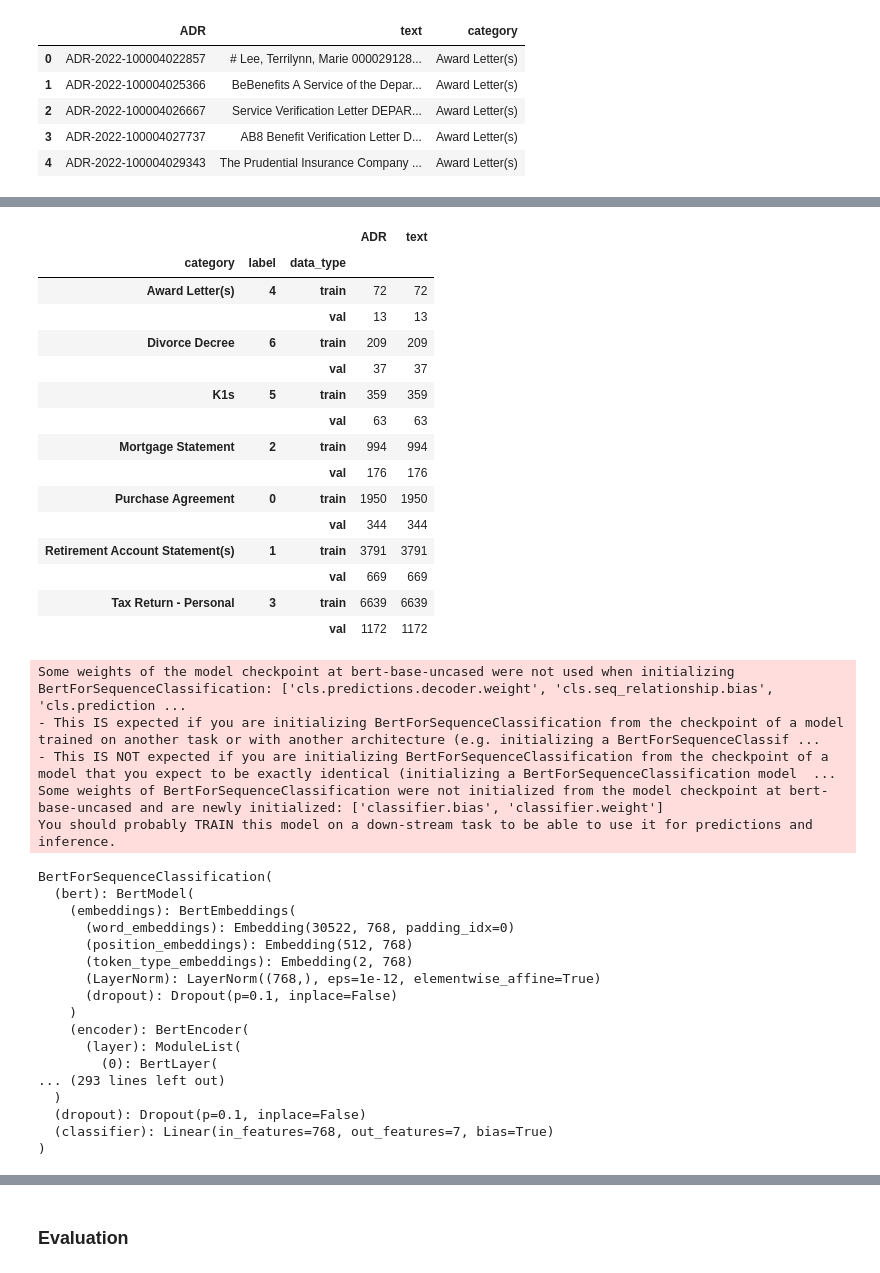
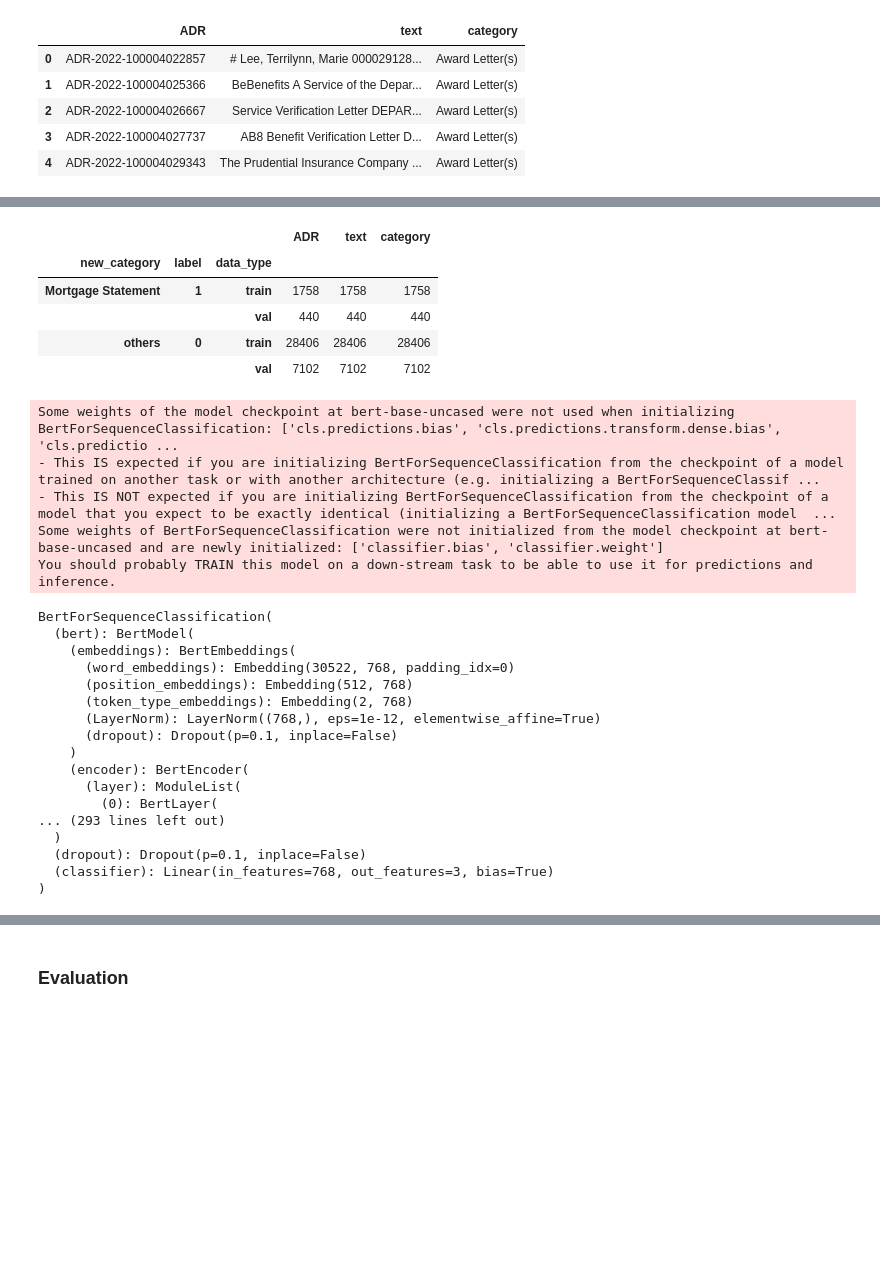
Before and after one commit to AnirbanML/Document-Classification, a Jupyter notebook: BERT_CustomTraining.ipynb, the cells around one changed output, grey strips where cells are left out. Saved outputs shown, nothing was run; the diff lists cells and outputs as text; code cells hidden in the pictures; blank space fills up the shorter version.

```diff
--- a/BERT_CustomTraining.ipynb
+++ b/BERT_CustomTraining.ipynb
@@ -49,0 +63,10 @@ Name: category, dtype: int64
+# %%
+temp = []
+cats = ['Mortgage Statement']
+for category in data['category']:
+    if category not in cats:
+        temp.append('others')
+    else:
+        temp.append(category)
+data['new_category'] = temp
+data.head()
@@ -90,8 +121,11 @@ df.head()
 # %%
-possible_labels = df.category.unique()
+possible_labels = df.new_category.unique()
 
 label_dict = {}
-for index, possible_label in enumerate(possible_labels):
-    label_dict[possible_label] = index
+label_dict['others']=0
+for i,cat in enumerate(cats):
+    label_dict[cat]=i+1
+#for index, possible_label in enumerate(possible_labels):
+#    label_dict[possible_label] = index
 label_dict
 # %% [output]
@@ -105,4 +133,4 @@ label_dict
 # %%
-df['label'] = df.category.replace(label_dict)
+df['label'] = df.new_category.replace(label_dict)
 df.head()
 # %% [output]
@@ -115,7 +143,7 @@ df.head()
 # %%
 X_train, X_val, y_train, y_val = train_test_split(df.index.values,
                                                   df.label.values,
-                                                  test_size=0.15,
+                                                  test_size=0.20,
                                                   random_state=42,
                                                   stratify=df.label.values)
 # %%
@@ -132,24 +160,14 @@ df.head()
 df.loc[X_train, 'data_type'] = 'train'
 df.loc[X_val, 'data_type'] = 'val'
 # %%
-df.groupby(['category', 'label', 'data_type']).count()
+df.groupby(['new_category', 'label', 'data_type']).count()
 # %% [output]
-|  |  |  | ADR | text |
-| category | label | data_type |  |  |
-| Award Letter(s) | 4 | train | 72 | 72 |
-|  |  | val | 13 | 13 |
-| Divorce Decree | 6 | train | 209 | 209 |
-|  |  | val | 37 | 37 |
-| K1s | 5 | train | 359 | 359 |
-|  |  | val | 63 | 63 |
-| Mortgage Statement | 2 | train | 994 | 994 |
-|  |  | val | 176 | 176 |
-| Purchase Agreement | 0 | train | 1950 | 1950 |
-|  |  | val | 344 | 344 |
-| Retirement Account Statement(s) | 1 | train | 3791 | 3791 |
-|  |  | val | 669 | 669 |
-| Tax Return - Personal | 3 | train | 6639 | 6639 |
-|  |  | val | 1172 | 1172 |
+|  |  |  | ADR | text | category |
+| new_category | label | data_type |  |  |  |
+| Mortgage Statement | 1 | train | 1758 | 1758 | 1758 |
+|  |  | val | 440 | 440 | 440 |
+| others | 0 | train | 28406 | 28406 | 28406 |
+|  |  | val | 7102 | 7102 | 7102 |
 # %%
 tokenizer = BertTokenizer.from_pretrained('bert-base-uncased')
 # %%
@@ -190,7 +208,7 @@ model = BertForSequenceClassification.from_pretrained("bert-base-uncased",
                                                       output_hidden_states=False)
 model.to(device)
 # %% [output]
-Some weights of the model checkpoint at bert-base-uncased were not used when initializing BertForSequenceClassification: ['cls.predictions.decoder.weight', 'cls.seq_relationship.bias', 'cls.prediction ...
+Some weights of the model checkpoint at bert-base-uncased were not used when initializing BertForSequenceClassification: ['cls.predictions.bias', 'cls.predictions.transform.dense.bias', 'cls.predictio ...
 - This IS expected if you are initializing BertForSequenceClassification from the checkpoint of a model trained on another task or with another architecture (e.g. initializing a BertForSequenceClassif ...
 - This IS NOT expected if you are initializing BertForSequenceClassification from the checkpoint of a model that you expect to be exactly identical (initializing a BertForSequenceClassification model  ...
 Some weights of BertForSequenceClassification were not initialized from the model checkpoint at bert-base-uncased and are newly initialized: ['classifier.bias', 'classifier.weight']
@@ -210,6 +228,6 @@ BertForSequenceClassification(
 ... (293 lines left out)
   )
   (dropout): Dropout(p=0.1, inplace=False)
-  (classifier): Linear(in_features=768, out_features=7, bias=True)
+  (classifier): Linear(in_features=768, out_features=3, bias=True)
 )
 # %%
```
Also changed, not shown: parts of 29 cells of this notebook, 11 other files.
